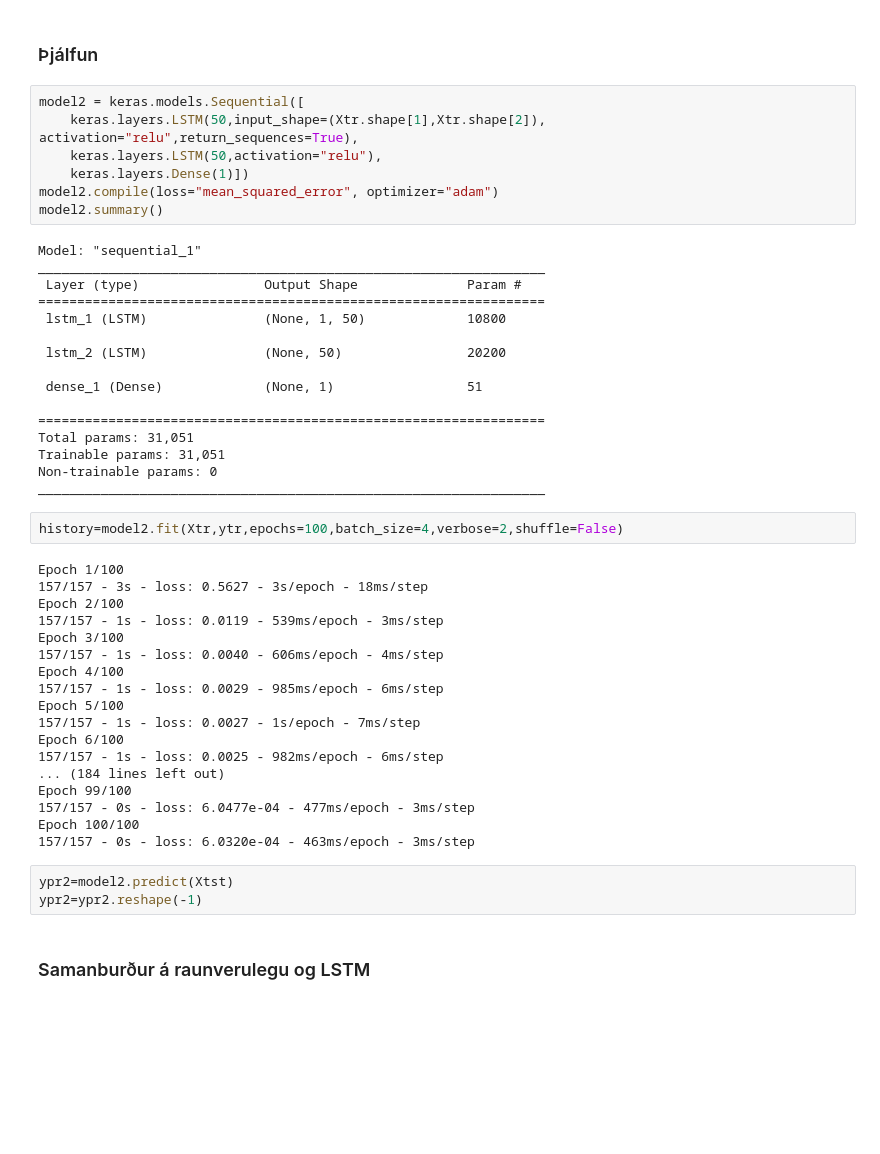
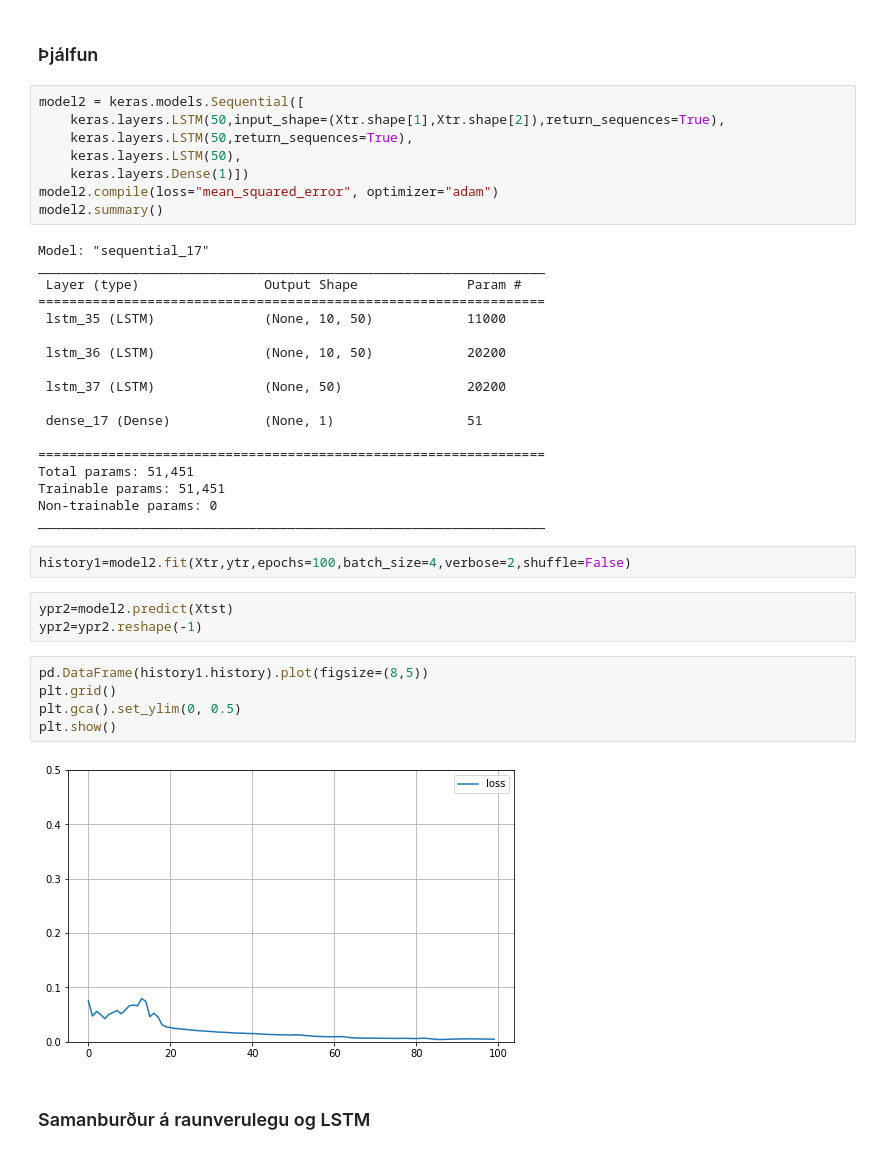
Before and after one commit to Orri050/Lokaverkefni, a Jupyter notebook: Lokaverkefni.ipynb, the cells around one changed output. Saved outputs shown, nothing was run; the diff lists cells and outputs as text; blank space fills up the shorter version.

```diff
--- a/Lokaverkefni.ipynb
+++ b/Lokaverkefni.ipynb
@@ -299,50 +299,42 @@ MAPE: 0.037773564054505326
 ### Þjálfun
 # %%
 model2 = keras.models.Sequential([
-    keras.layers.LSTM(50,input_shape=(Xtr.shape[1],Xtr.shape[2]), activation="relu",return_sequences=True),
-    keras.layers.LSTM(50,activation="relu"),
+    keras.layers.LSTM(50,input_shape=(Xtr.shape[1],Xtr.shape[2]),return_sequences=True),
+    keras.layers.LSTM(50,return_sequences=True),
+    keras.layers.LSTM(50),
     keras.layers.Dense(1)])
 model2.compile(loss="mean_squared_error", optimizer="adam")
 model2.summary()
 # %% [output]
-Model: "sequential_1"
+Model: "sequential_17"
 _________________________________________________________________
  Layer (type)                Output Shape              Param #
 =================================================================
- lstm_1 (LSTM)               (None, 1, 50)             10800
+ lstm_35 (LSTM)              (None, 10, 50)            11000
 
- lstm_2 (LSTM)               (None, 50)                20200
+ lstm_36 (LSTM)              (None, 10, 50)            20200
 
- dense_1 (Dense)             (None, 1)                 51
+ lstm_37 (LSTM)              (None, 50)                20200
+
+ dense_17 (Dense)            (None, 1)                 51
 
 =================================================================
-Total params: 31,051
-Trainable params: 31,051
+Total params: 51,451
+Trainable params: 51,451
 Non-trainable params: 0
 _________________________________________________________________
 # %%
-history=model2.fit(Xtr,ytr,epochs=100,batch_size=4,verbose=2,shuffle=False)
+history1=model2.fit(Xtr,ytr,epochs=100,batch_size=4,verbose=2,shuffle=False)
-# %% [output]
-Epoch 1/100
-157/157 - 3s - loss: 0.5627 - 3s/epoch - 18ms/step
-Epoch 2/100
-157/157 - 1s - loss: 0.0119 - 539ms/epoch - 3ms/step
-Epoch 3/100
-157/157 - 1s - loss: 0.0040 - 606ms/epoch - 4ms/step
-Epoch 4/100
-157/157 - 1s - loss: 0.0029 - 985ms/epoch - 6ms/step
-Epoch 5/100
-157/157 - 1s - loss: 0.0027 - 1s/epoch - 7ms/step
-Epoch 6/100
-157/157 - 1s - loss: 0.0025 - 982ms/epoch - 6ms/step
-... (184 lines left out)
-Epoch 99/100
-157/157 - 0s - loss: 6.0477e-04 - 477ms/epoch - 3ms/step
-Epoch 100/100
-157/157 - 0s - loss: 6.0320e-04 - 463ms/epoch - 3ms/step
 # %%
 ypr2=model2.predict(Xtst)
 ypr2=ypr2.reshape(-1)
+# %%
+pd.DataFrame(history1.history).plot(figsize=(8,5))
+plt.grid()
+plt.gca().set_ylim(0, 0.5)
+plt.show()
+# %% [output]
+[figure, added]
 # %% [markdown]
 ### Samanburður á raunverulegu og LSTM
 # %%
```
Also changed, not shown: parts of 17 cells of this notebook.
